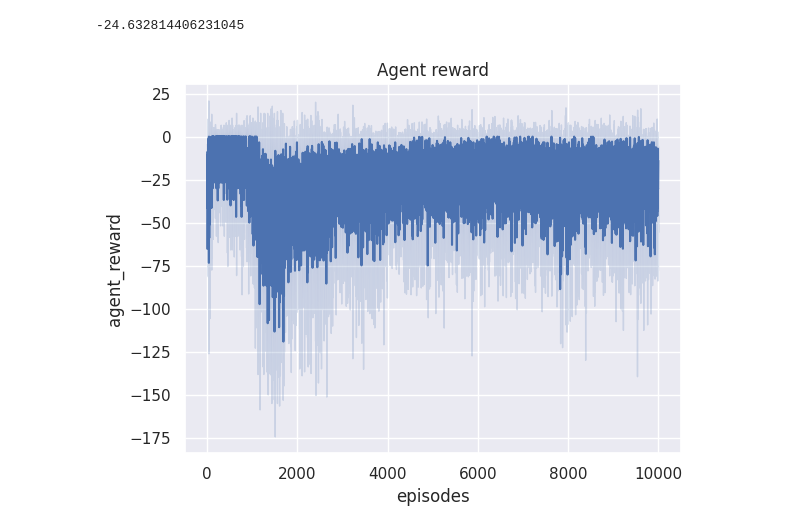
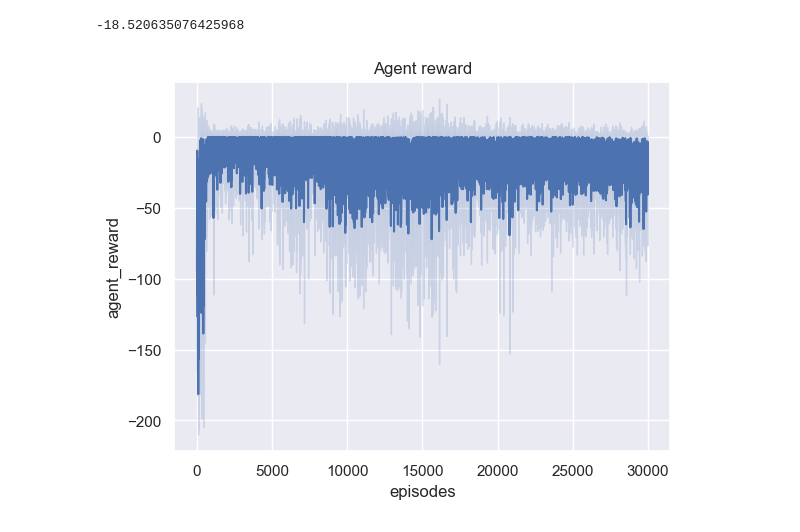
Before and after one commit to soopark0221/MAExp, a Jupyter notebook: maddpg_graph.ipynb, the cells around one changed output. Cells and saved outputs as stored; diff of their text form; code cells hidden in the pictures.

```diff
--- a/maddpg_graph.ipynb
+++ b/maddpg_graph.ipynb
@@ -123,30 +130,30 @@ print(np.mean(mean_out[-40:]))
 # %%
 import matplotlib.pyplot as plt
 import numpy as np
 import seaborn as sns
 import pandas as pd
 
-df1 = pd.read_csv('models/simple_tag/mmx/run2/csv/rewards_agent_rew.csv')
-df2 = pd.read_csv('models/simple_tag/mmx/run3/csv/rewards_agent_rew.csv')
-df3 = pd.read_csv('models/simple_tag/mmx/run4/csv/rewards_agent_rew.csv')
+df1 = pd.read_csv('models/simple_tag/dcxx/run1/csv/rewards_agent_rew.csv')
+df2 = pd.read_csv('models/simple_tag/dcxx/run2/csv/rewards_agent_rew.csv')
+df3 = pd.read_csv('models/simple_tag/dcxx/run3/csv/rewards_agent_rew.csv')
 
 df1= pd.Series(df1['rewards/agent_rew'].astype(float))
 df2= pd.Series(df2['rewards/agent_rew'].astype(float))
 df3= pd.Series(df3['rewards/agent_rew'].astype(float))
 
 sns.set()
 
 mean_out = np.mean([df1,df2,df3], axis = 0)
 std_out = np.std([df1, df2,df3], axis=0)
-step=[s for s in list(range(len(df1)))]
+step=[s*3 for s in list(range(len(df1)))]
 
 plt.plot(step, mean_out, 'b-', label='mean_1')
 plt.fill_between(step, mean_out - std_out, mean_out + std_out, color='b', alpha=0.2)
 # plt.ylim(0,0.0023)
 plt.title("Agent reward")
 plt.xlabel("episodes")
 plt.ylabel("agent_reward")
 print(np.mean(mean_out[-40:]))
 # %% [output]
--24.632814406231045
+-18.520635076425968
-[figure, old version]
+[figure, new version]
```
Also changed, not shown: parts of 9 cells of this notebook.
